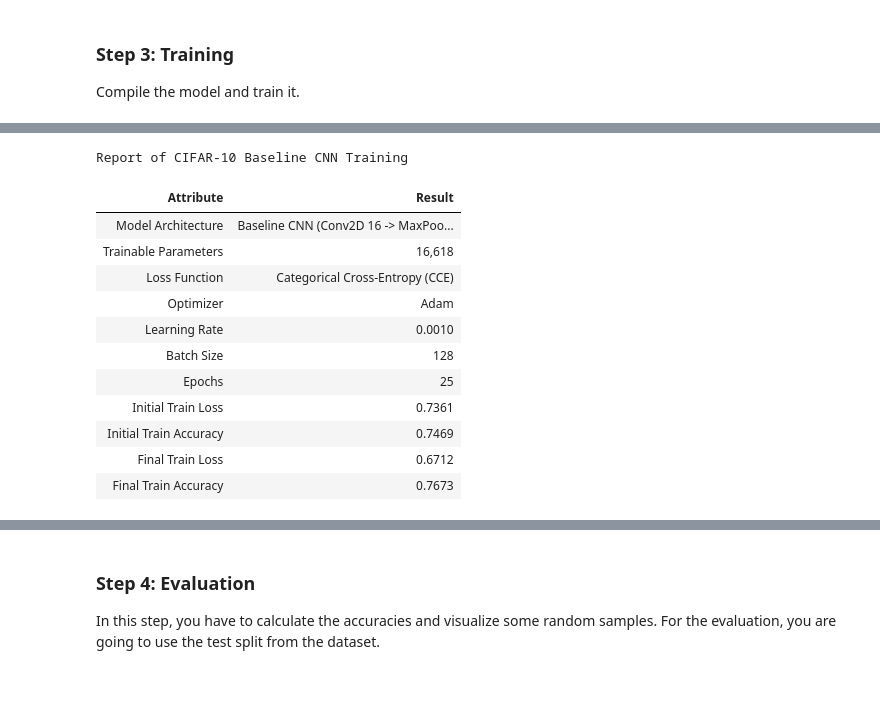
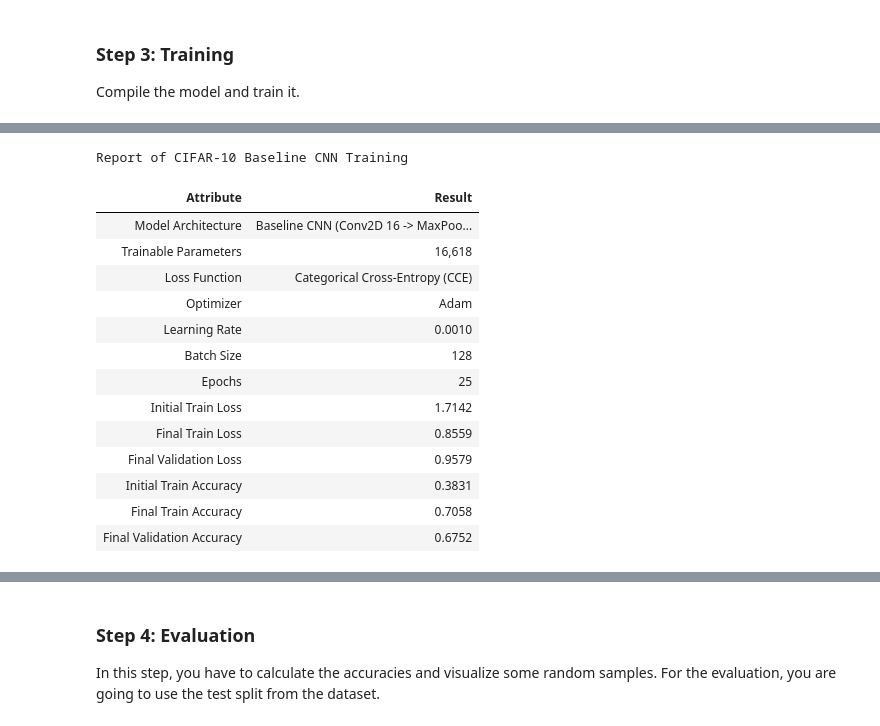
Before and after one commit to BogdanPinchuk/ComputerVision-PBY_HW14, a Jupyter notebook: Bohdan_Pinchuk_CV_HW14.ipynb, the cells around one changed output, grey strips where cells are left out. Saved outputs shown, nothing was run; the diff lists cells and outputs as text; code cells hidden in the pictures; blank space fills up the shorter version.

```diff
--- a/Bohdan_Pinchuk_CV_HW14.ipynb
+++ b/Bohdan_Pinchuk_CV_HW14.ipynb
@@ -425,8 +425,10 @@ Compile the model and train it.
 # %%
 # Training
 
+import importlib
 import keras
 import apps.main as mn
+importlib.reload(mn)
 
 # Input data
 learning_rate = 0.001
@@ -456,8 +458,10 @@ rp.add_item("Batch Size", str(batch_size))
 rp.add_item("Epochs", str(epochs))
 rp.add_item("Initial Train Loss", rp.format_value(history.history['loss'][0]))
 rp.add_item("Final Train Loss", rp.format_value(history.history['loss'][-1]))
+rp.add_item("Final Validation Loss", rp.format_value(history.history['val_loss'][-1]))
 rp.add_item("Initial Train Accuracy", rp.format_value(history.history['accuracy'][0]))
 rp.add_item("Final Train Accuracy", rp.format_value(history.history['accuracy'][-1]))
+rp.add_item("Final Validation Accuracy",rp.format_value(history.history['val_accuracy'][-1]))
 
 # Print results
 rp.print_pd_report("Report of CIFAR-10 Baseline CNN Training")
@@ -482,13 +486,15 @@ Epoch: 25, Loss: 0.6712, Accuracy: 0.7673, Status: 100.00%
 Report of CIFAR-10 Baseline CNN Training
 | Attribute | Result |
 | Model Architecture | Baseline CNN (Conv2D 16 -> MaxPoo... |
 | Trainable Parameters | 16,618 |
 | Loss Function | Categorical Cross-Entropy (CCE) |
 | Optimizer | Adam |
 | Learning Rate | 0.0010 |
 | Batch Size | 128 |
 | Epochs | 25 |
-| Initial Train Loss | 0.7361 |
-| Initial Train Accuracy | 0.7469 |
-| Final Train Loss | 0.6712 |
-| Final Train Accuracy | 0.7673 |
+| Initial Train Loss | 1.7142 |
+| Final Train Loss | 0.8559 |
+| Final Validation Loss | 0.9579 |
+| Initial Train Accuracy | 0.3831 |
+| Final Train Accuracy | 0.7058 |
+| Final Validation Accuracy | 0.6752 |
```
Also changed, not shown: parts of 4 cells of this notebook, 1 other file.
